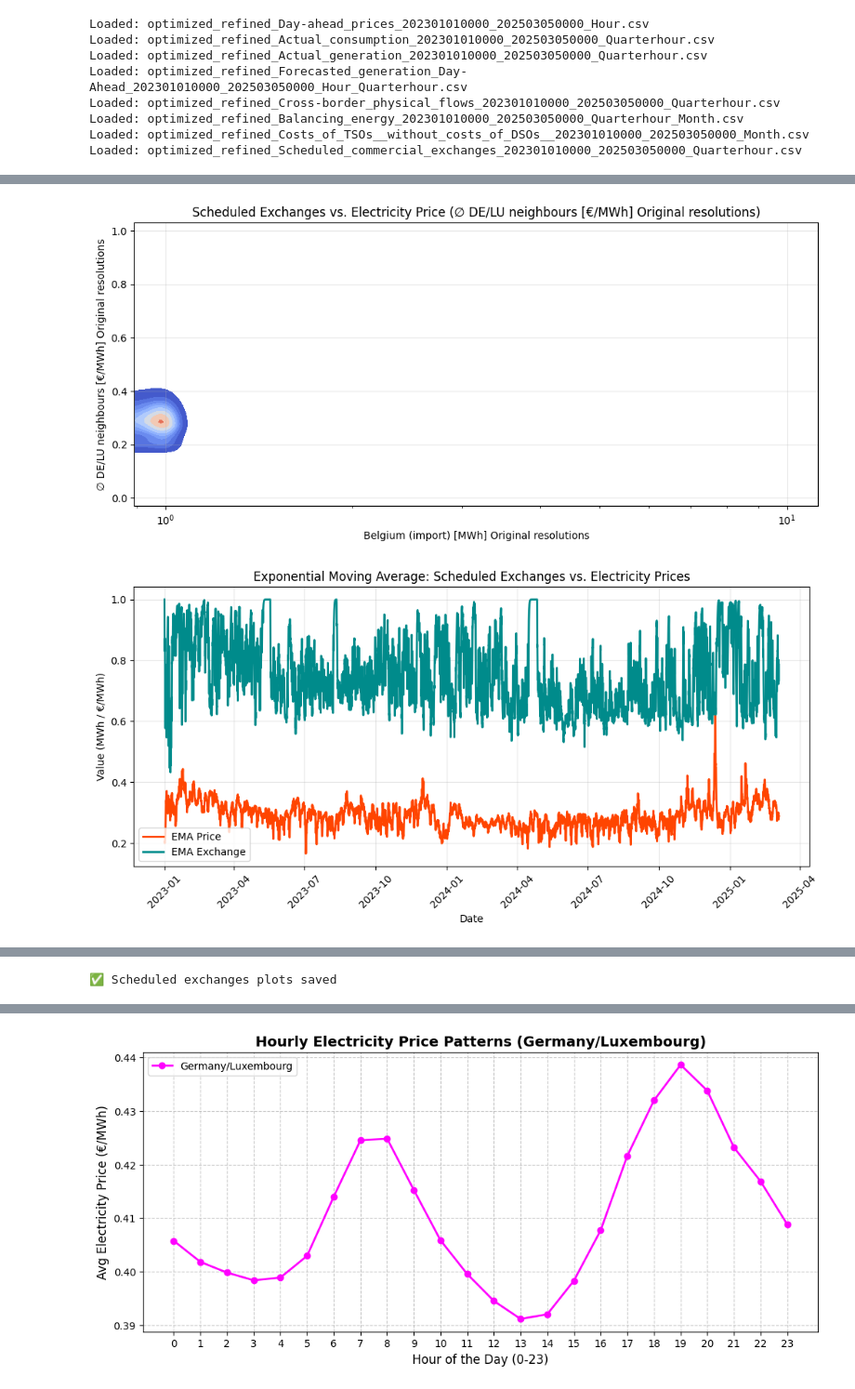
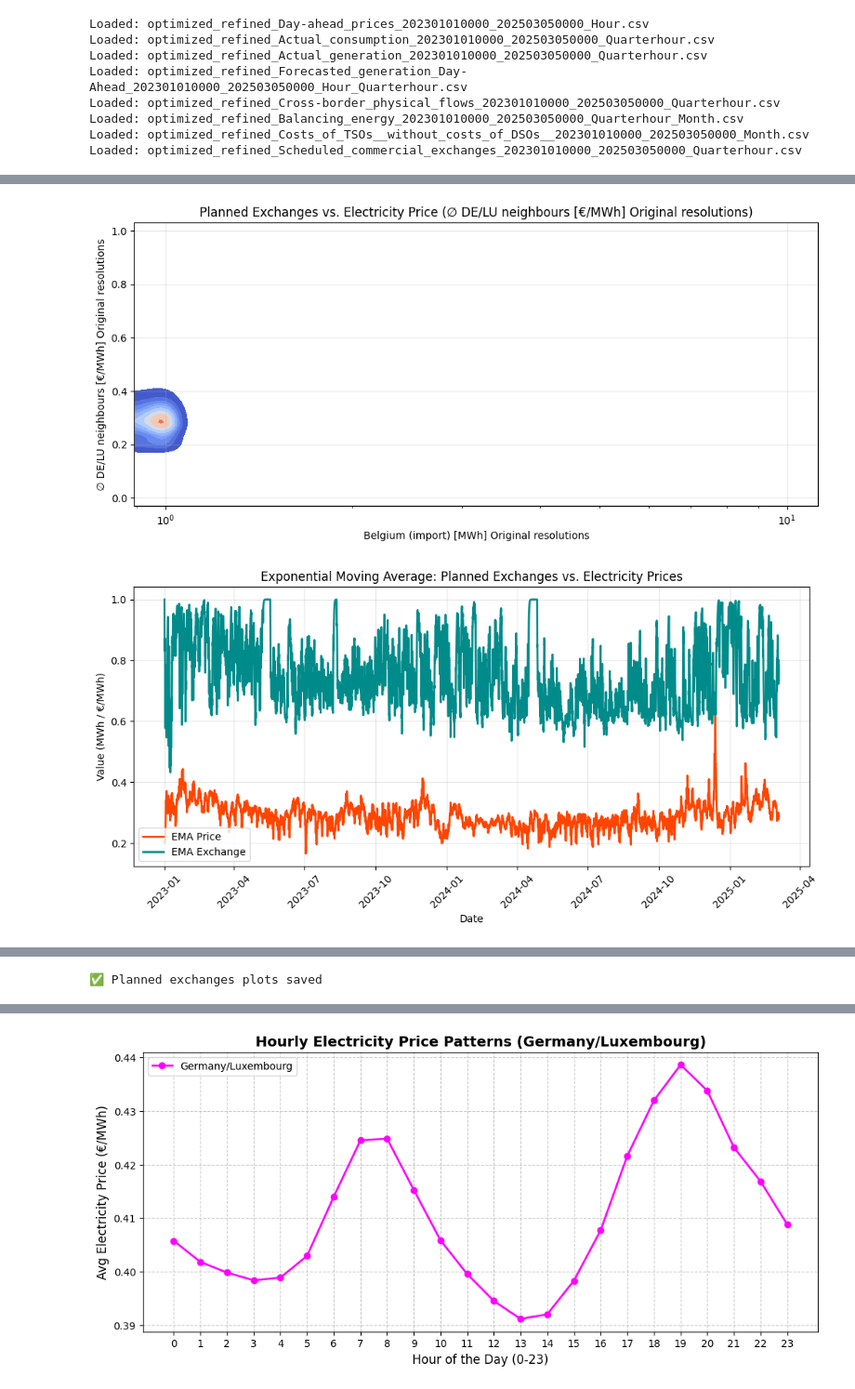
Before and after one commit to devxplorer1089/WattTheForecast, a Jupyter notebook: notebooks/exploratory_data_anaysis.ipynb, the cells around one changed output, grey strips where cells are left out. Shown at 93% size. Cells and saved outputs as stored; diff of their text form; code cells hidden in the pictures.

```diff
--- a/notebooks/exploratory_data_anaysis.ipynb
+++ b/notebooks/exploratory_data_anaysis.ipynb
@@ -133,5 +133,5 @@ Passing `palette` without assigning `hue` is deprecated and will be removed in v
 # %%
-### --- Scheduled Exchanges vs. Electricity Price --- ###
+### --- Planned Exchanges vs. Electricity Price --- ###
 
 # Convert time column to datetime
 df_exchanges["Start date"] = pd.to_datetime(df_exchanges["Start date"], errors="coerce")
@@ -161,44 +161,44 @@ sns.kdeplot(
 )
 plt.xlabel(exchange_flow)
 plt.ylabel(country_price)
-plt.title(f"Scheduled Exchanges vs. Electricity Price ({country_price})")
+plt.title(f"Planned Exchanges vs. Electricity Price ({country_price})")
 plt.grid(alpha=0.3)
 plt.xscale("log")
-plt.savefig(os.path.join(PLOTS_DIR, "scheduled_exchanges_vs_price_kde.png"), dpi=300, bbox_inches="tight")
+plt.savefig(os.path.join(PLOTS_DIR, "planned_exchanges_vs_price_kde.png"), dpi=300, bbox_inches="tight")
 plt.show()
 plt.close()
 
 # 📌 **2️⃣ Exponential Moving Average Instead of Rolling Average**
 df_merged["EMA_Price"] = df_merged[country_price].ewm(span=24, adjust=False).mean()
 df_merged["EMA_Exchange"] = df_merged[exchange_flow].ewm(span=24, adjust=False).mean()
 
 plt.figure(figsize=(12, 5))
 plt.plot(df_merged["Start date"], df_merged["EMA_Price"], label="EMA Price", color="#FF4500", linewidth=2)
 plt.plot(df_merged["Start date"], df_merged["EMA_Exchange"], label="EMA Exchange", color="#008B8B", linewidth=2)
 plt.xlabel("Date")
 plt.ylabel("Value (MWh / €/MWh)")
-plt.title("Exponential Moving Average: Scheduled Exchanges vs. Electricity Prices")
+plt.title("Exponential Moving Average: Planned Exchanges vs. Electricity Prices")
 plt.legend()
 plt.grid(alpha=0.3)
 plt.xticks(rotation=45)
-plt.savefig(os.path.join(PLOTS_DIR, "scheduled_exchanges_vs_price_ema.png"), dpi=300, bbox_inches="tight")
+plt.savefig(os.path.join(PLOTS_DIR, "planned_exchanges_vs_price_ema.png"), dpi=300, bbox_inches="tight")
 plt.show()
 plt.close()
 
 # 📌 **3️⃣ Boxplot Instead of FacetGrid**
 plt.figure(figsize=(14, 6))
 sns.boxplot(data=df_merged[price_columns + exchange_columns])
 plt.xticks(rotation=45)
-plt.title("Distribution of Scheduled Exchanges and Electricity Prices")
+plt.title("Distribution of Planned Exchanges and Electricity Prices")
 plt.grid(alpha=0.3)
-plt.savefig(os.path.join(PLOTS_DIR, "scheduled_exchanges_vs_price_boxplot.png"), dpi=300, bbox_inches="tight")
+plt.savefig(os.path.join(PLOTS_DIR, "planned_exchanges_vs_price_boxplot.png"), dpi=300, bbox_inches="tight")
 plt.show()
 plt.close()
 
-print("✅ Scheduled exchanges plots saved")
+print("✅ Planned exchanges plots saved")
 # %% [output]
-[figure, old version]
+[figure, new version]
-[figure, old version]
+[figure, new version]
 [figure]
-✅ Scheduled exchanges plots saved
+✅ Planned exchanges plots saved
 # %%
```
Also changed, not shown: parts of 8 cells of this notebook, 26 other files.
